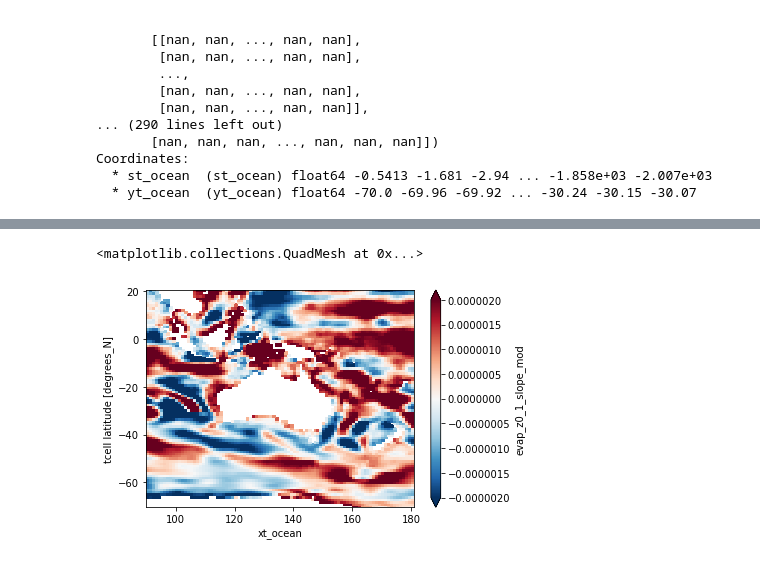
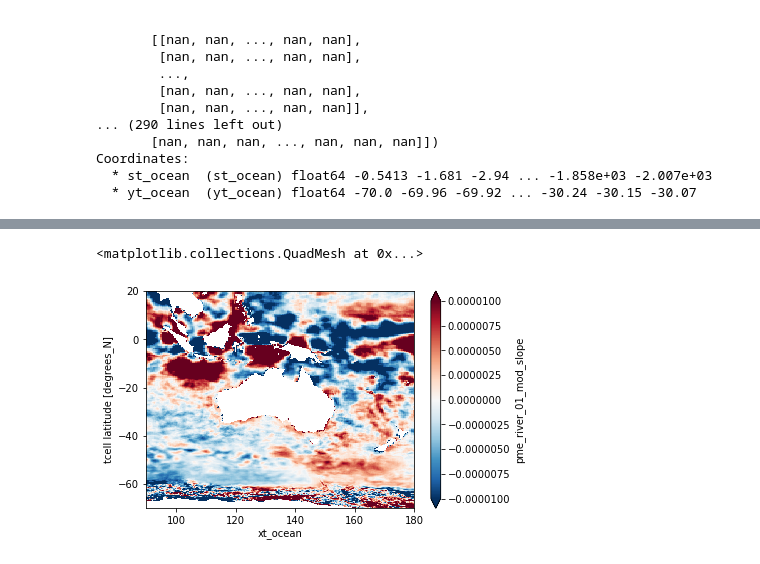
Before and after one commit to ERDuran/Australian-waters-diagnostics, a Jupyter notebook: scripts/p57_plot_MLD_zonal_meridional_sections.ipynb, the cells around one changed output, grey strips where cells are left out. Drawn from its saved outputs; the diff is of its cells as text; code cells hidden in the pictures.

```diff
--- a/scripts/p57_plot_MLD_zonal_meridional_sections.ipynb
+++ b/scripts/p57_plot_MLD_zonal_meridional_sections.ipynb
@@ -598,5 +504,5 @@ Coordinates:
 # %%
-evap_z0_1_slope_mod.plot(vmax=0.000002)
+pme_river_01_mod_slope.plot(vmax=0.00001)
 # %% [output]
 <matplotlib.collections.QuadMesh at 0x...>
-[figure, old version]
+[figure, new version]
```
Also changed, not shown: parts of 7 cells of this notebook, 3 other files.
